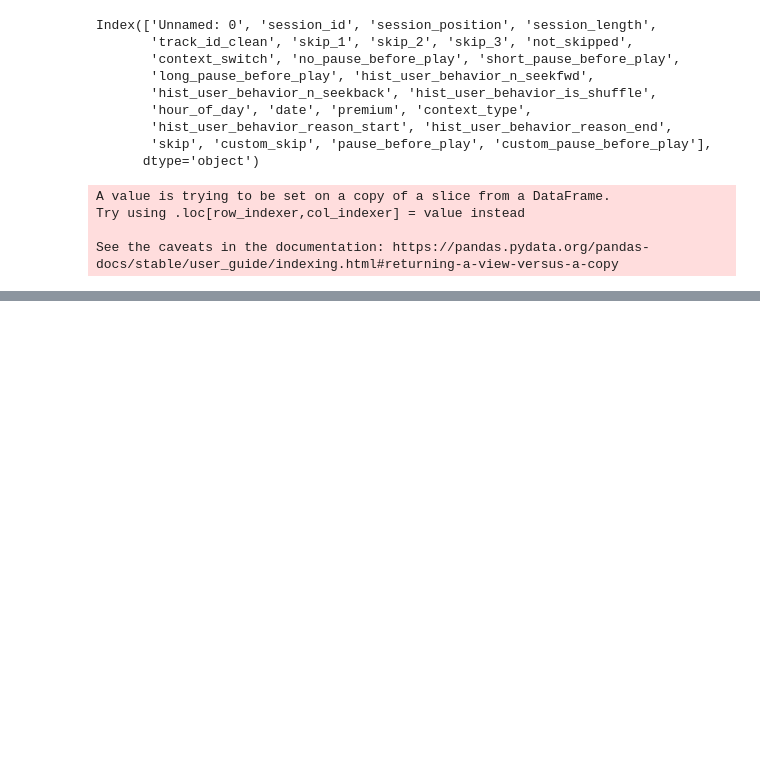
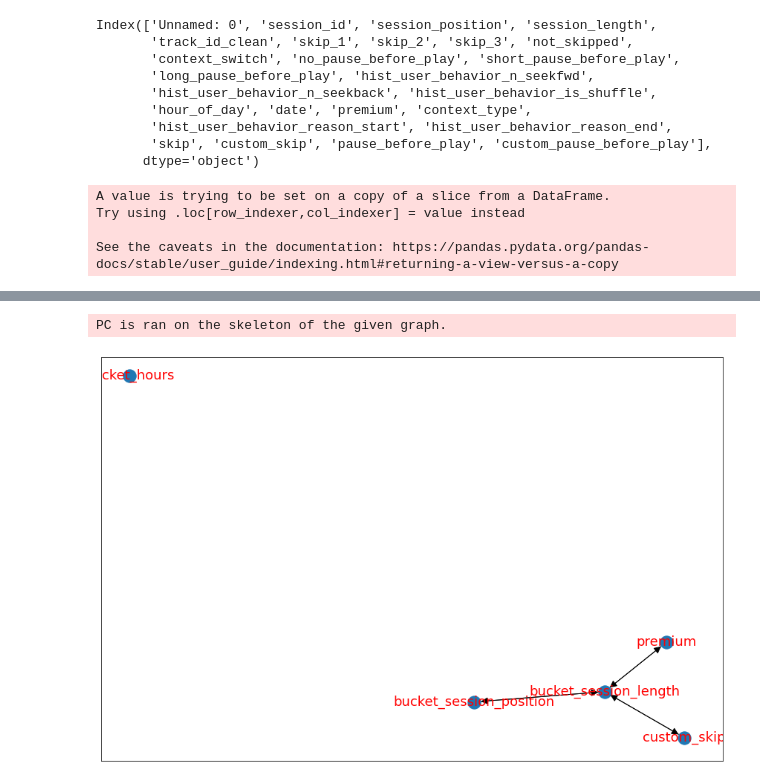
Before and after one commit to stoic-devv/spotify-causal-inference, a Jupyter notebook: src/causal_discovery/cdt-poc.ipynb, the cells around one changed output, grey strips where cells are left out. Cells and saved outputs as stored; diff of their text form; code cells hidden in the pictures; blank space fills up the shorter version.

```diff
--- a/src/causal_discovery/cdt-poc.ipynb
+++ b/src/causal_discovery/cdt-poc.ipynb
@@ -48,3 +157,15 @@ nx.draw_networkx(skeleton, font_size=18, font_color='r')
+# %%
+model_pc = cdt.causality.graph.PC()
+model_pc.arguments['{SKELETON}'] = 'TRUE'
+#graph_pc = model_pc.predict(df1, skeleton)
+graph_pc = model_pc.predict(df1, skeleton)
+
+# visualize network
+fig=plt.figure(figsize=(15,10))
+nx.draw_networkx(graph_pc, font_size=18, font_color='r', arrowsize=20)
+# %% [output]
+PC is ran on the skeleton of the given graph.
+[figure, added]
 # %%
 # Use causal discovery to get causal models# PC algorithm
 model_pc = cdt.causality.graph.PC()
```
Also changed, not shown: parts of 16 cells of this notebook.
